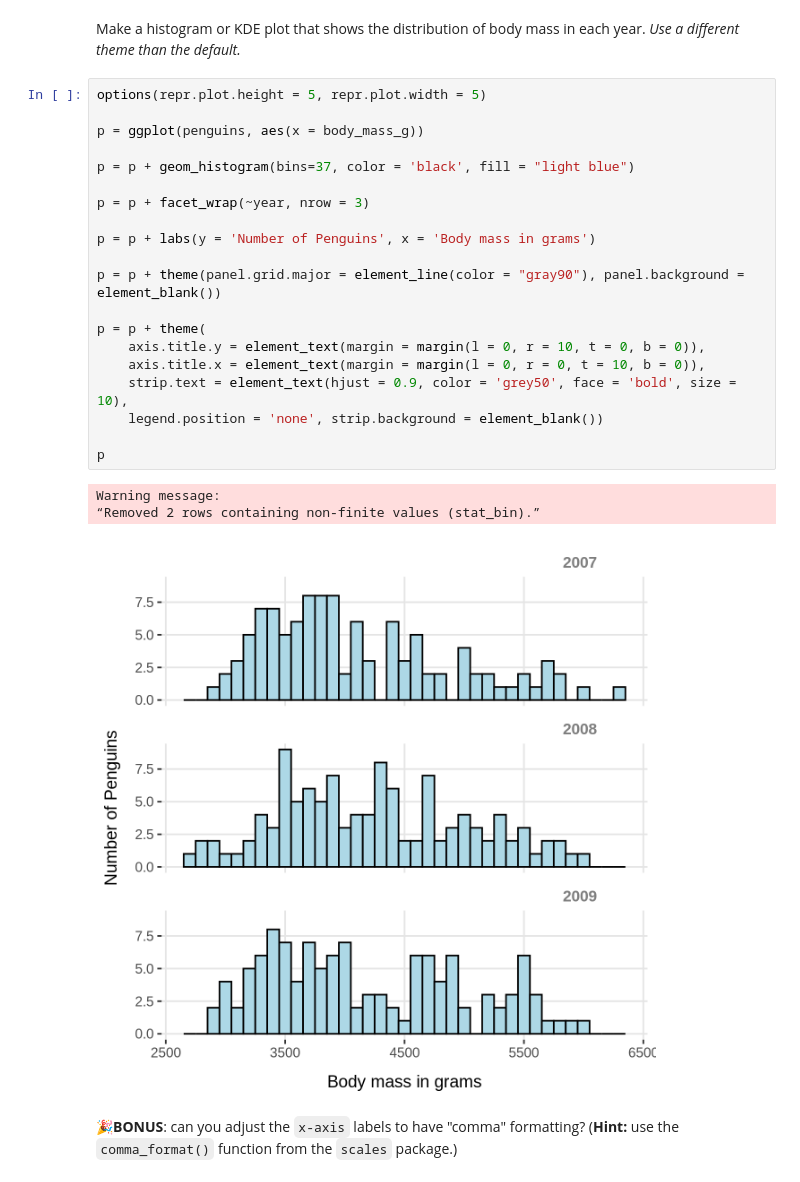
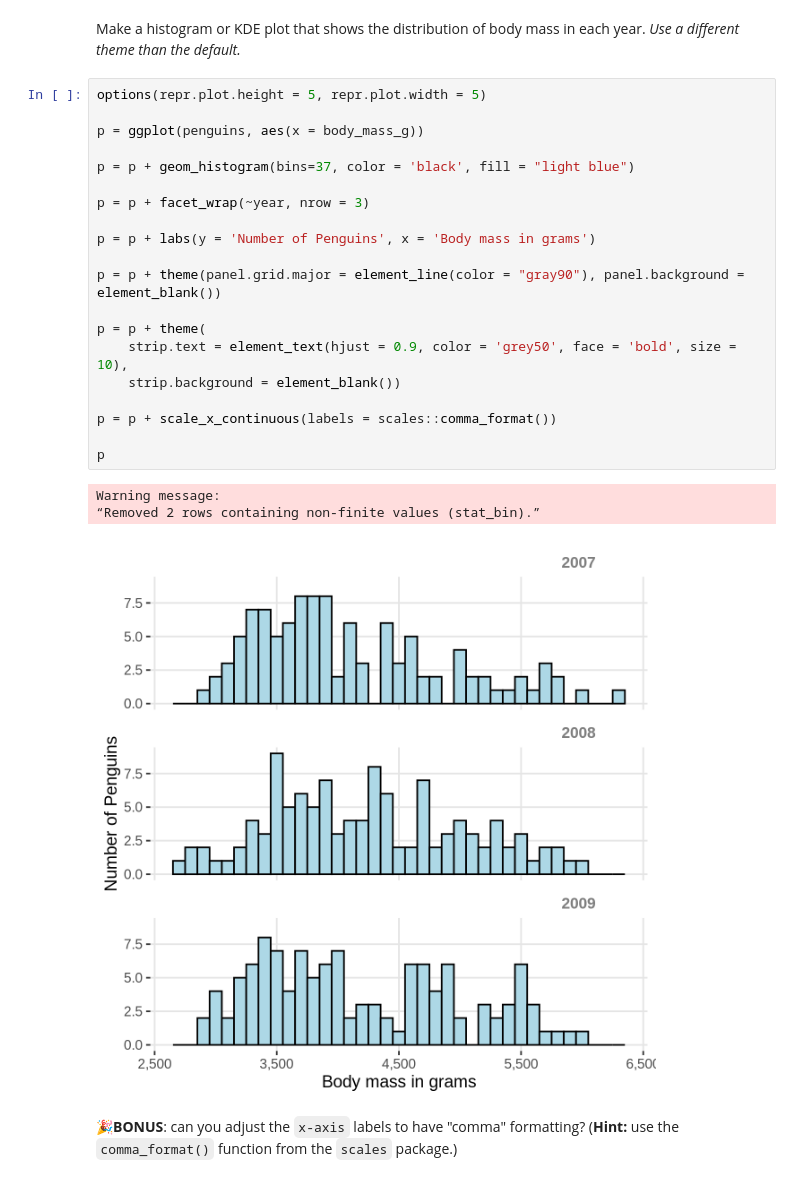
Before and after one commit to cs-lopez/BIOS512, a Jupyter notebook: 03_BIOS512_assignment-3-3.ipynb, the cells around one changed output. Drawn from its saved outputs; the diff is of its cells as text.

```diff
--- a/03_BIOS512_assignment-3-3.ipynb
+++ b/03_BIOS512_assignment-3-3.ipynb
@@ -46,27 +46,27 @@ Make a histogram or KDE plot that shows the distribution of body mass in each ye
 # %%
 options(repr.plot.height = 5, repr.plot.width = 5)
 
 p = ggplot(penguins, aes(x = body_mass_g))
 
 p = p + geom_histogram(bins=37, color = 'black', fill = "light blue")
 
 p = p + facet_wrap(~year, nrow = 3)
 
 p = p + labs(y = 'Number of Penguins', x = 'Body mass in grams')
 
 p = p + theme(panel.grid.major = element_line(color = "gray90"), panel.background = element_blank())
 
 p = p + theme(
-    axis.title.y = element_text(margin = margin(l = 0, r = 10, t = 0, b = 0)),
-    axis.title.x = element_text(margin = margin(l = 0, r = 0, t = 10, b = 0)),
     strip.text = element_text(hjust = 0.9, color = 'grey50', face = 'bold', size = 10),
-    legend.position = 'none', strip.background = element_blank())
+    strip.background = element_blank())
+
+p = p + scale_x_continuous(labels = scales::comma_format())
 
 p
 # %% [output]
 Warning message:
 “Removed 2 rows containing non-finite values (stat_bin).”
-[figure, old version]
+[figure, new version]
 # %% [markdown]
 🎉**BONUS**: can you adjust the `x-axis` labels to have "comma" formatting? (**Hint:** use the `comma_format()` function from the `scales` package.)
 # %% [markdown]
```
Also changed, not shown: parts of 1 cell of this notebook.
